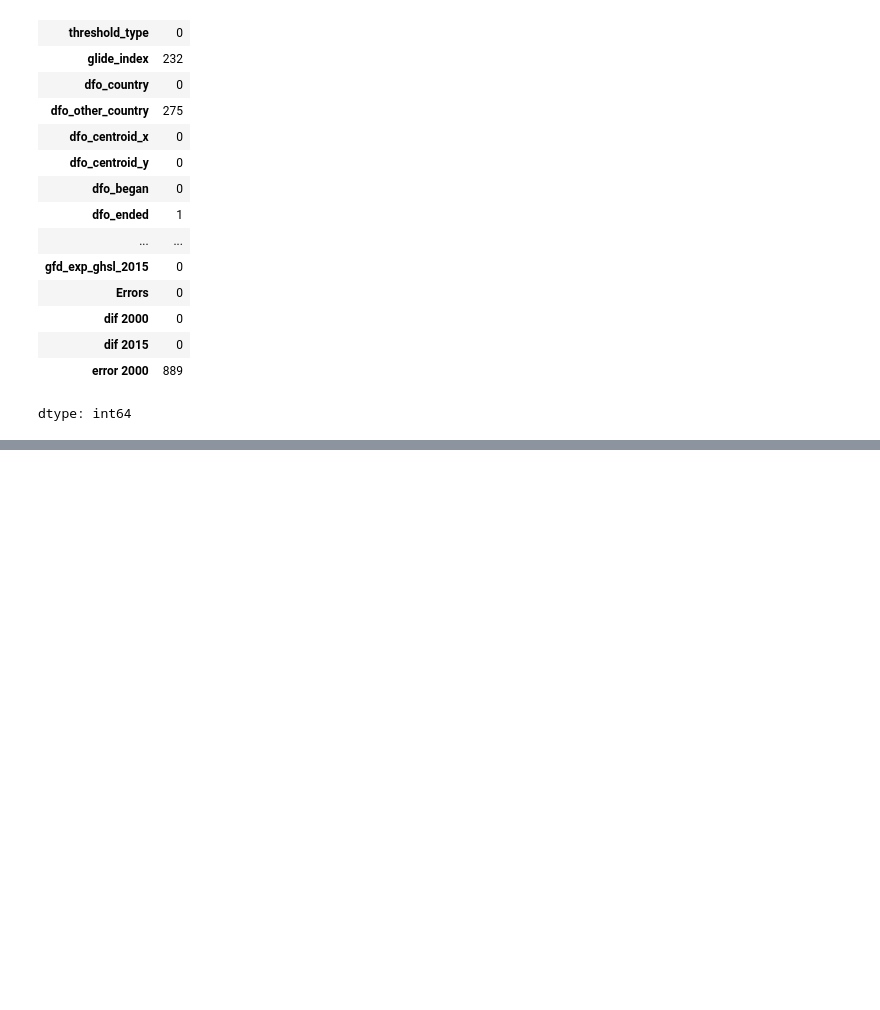
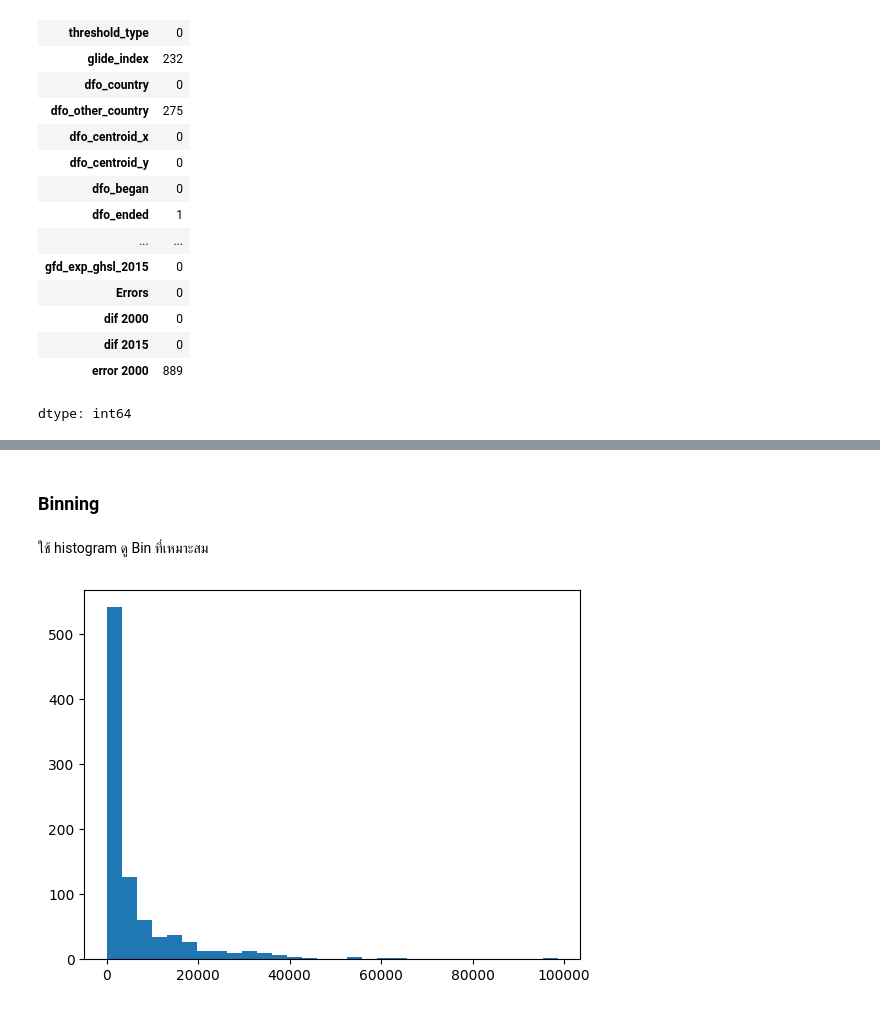
Before and after one commit to MeeGyo/BSC_DPDM2025, a Jupyter notebook: Ch3_Data_Preprocessing.ipynb, the cells around one changed output, grey strips where cells are left out. Saved outputs shown, nothing was run; the diff lists cells and outputs as text; code cells hidden in the pictures; blank space fills up the shorter version.

```diff
--- a/Ch3_Data_Preprocessing.ipynb
+++ b/Ch3_Data_Preprocessing.ipynb
@@ -239,0 +268,8 @@ dtype: int64
+# %% [markdown]
+### Binning
+# %% [markdown]
+ใช้ histogram ดู Bin ที่เหมาะสม
+# %%
+outputhist = plt.hist(flood['gfd_area'],30);
+# %% [output]
+[figure, added]
```
Also changed, not shown: parts of 27 cells of this notebook.
